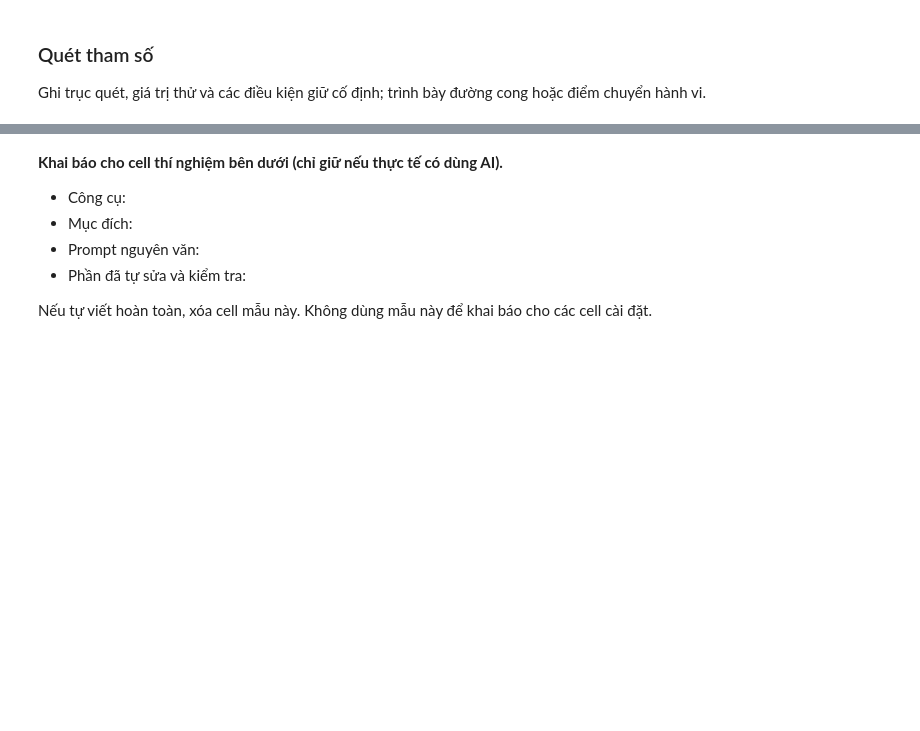
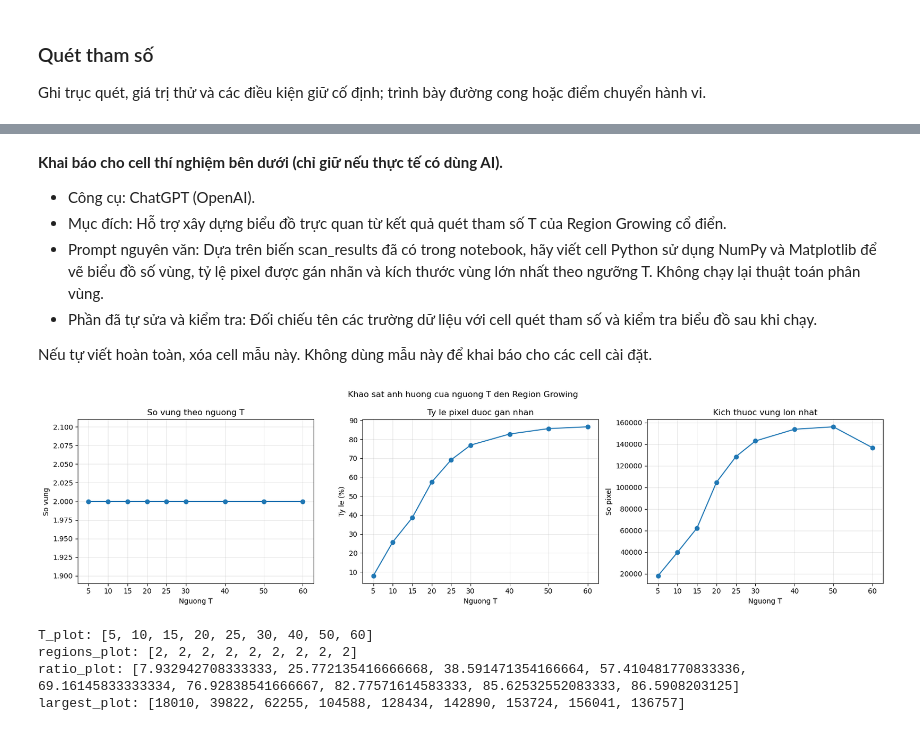
Before and after one commit to NguyenTanHiep07/xla-121036, a Jupyter notebook: bai_tap_2/lam_viec/bt2_sen.ipynb, the cells around one changed output, grey strips where cells are left out. Cells and saved outputs as stored; diff of their text form; code cells hidden in the pictures; blank space fills up the shorter version.

```diff
--- a/bai_tap_2/lam_viec/bt2_sen.ipynb
+++ b/bai_tap_2/lam_viec/bt2_sen.ipynb
@@ -950,11 +1131,60 @@ Nếu tự viết hoàn toàn, xóa cell mẫu này. Không dùng mẫu này đ
 # %% [markdown]
 **Khai báo cho cell thí nghiệm bên dưới (chỉ giữ nếu thực tế có dùng AI).**
 
-- Công cụ:
-- Mục đích:
-- Prompt nguyên văn:
-- Phần đã tự sửa và kiểm tra:
+- Công cụ: ChatGPT (OpenAI).
+- Mục đích: Hỗ trợ xây dựng biểu đồ trực quan từ kết quả quét tham số T của Region Growing cổ điển.
+- Prompt nguyên văn: Dựa trên biến scan_results đã có trong notebook, hãy viết cell Python sử dụng NumPy và Matplotlib để vẽ biểu đồ số vùng, tỷ lệ pixel được gán nhãn và kích thước vùng lớn nhất theo ngưỡng T. Không chạy lại thuật toán phân vùng.
+- Phần đã tự sửa và kiểm tra: Đối chiếu tên các trường dữ liệu với cell quét tham số và kiểm tra biểu đồ sau khi chạy.
 
 Nếu tự viết hoàn toàn, xóa cell mẫu này. Không dùng mẫu này để khai báo cho các cell cài đặt.
+# %%
+# Biểu đồ kết quả quét tham số T của Region Growing
+
+T_plot = [item["T"] for item in scan_results]
+regions_plot = [item["regions"] for item in scan_results]
+ratio_plot = [item["ratio"] for item in scan_results]
+largest_plot = [item["largest"] for item in scan_results]
+
+fig, axes = plt.subplots(1, 3, figsize=(17, 4.5))
+
+# 1. Số vùng theo T
+axes[0].plot(T_plot, regions_plot, marker="o")
+axes[0].set_title("So vung theo nguong T")
+axes[0].set_xlabel("Nguong T")
+axes[0].set_ylabel("So vung")
+axes[0].set_xticks(T_plot)
+axes[0].grid(True, alpha=0.3)
+
+# 2. Ty le pixel duoc gan nhan
+axes[1].plot(T_plot, ratio_plot, marker="o")
+axes[1].set_title("Ty le pixel duoc gan nhan")
+axes[1].set_xlabel("Nguong T")
+axes[1].set_ylabel("Ty le (%)")
+axes[1].set_xticks(T_plot)
+axes[1].grid(True, alpha=0.3)
+
+# 3. Kich thuoc vung lon nhat
+axes[2].plot(T_plot, largest_plot, marker="o")
+axes[2].set_title("Kich thuoc vung lon nhat")
+axes[2].set_xlabel("Nguong T")
+axes[2].set_ylabel("So pixel")
+axes[2].set_xticks(T_plot)
+axes[2].grid(True, alpha=0.3)
+
+plt.suptitle("Khao sat anh huong cua nguong T den Region Growing")
+plt.tight_layout()
+plt.show()
+# %% [output]
+[figure, added]
+# %%
+print("T_plot:", T_plot)
+print("regions_plot:", regions_plot)
+print("ratio_plot:", ratio_plot)
+print("largest_plot:", largest_plot)
+# %% [output]
+T_plot: [5, 10, 15, 20, 25, 30, 40, 50, 60]
+regions_plot: [2, 2, 2, 2, 2, 2, 2, 2, 2]
+ratio_plot: [7.932942708333333, 25.772135416666668, 38.591471354166664, 57.410481770833336, 69.16145833333334, 76.92838541666667, 82.77571614583333, 85.62532552083333, 86.5908203125]
+largest_plot: [18010, 39822, 62255, 104588, 128434, 142890, 153724, 156041, 136757]
 # %% [markdown]
 **Nhận xét từ số liệu đã chạy:**
```
Also changed, not shown: parts of 32 cells of this notebook.
